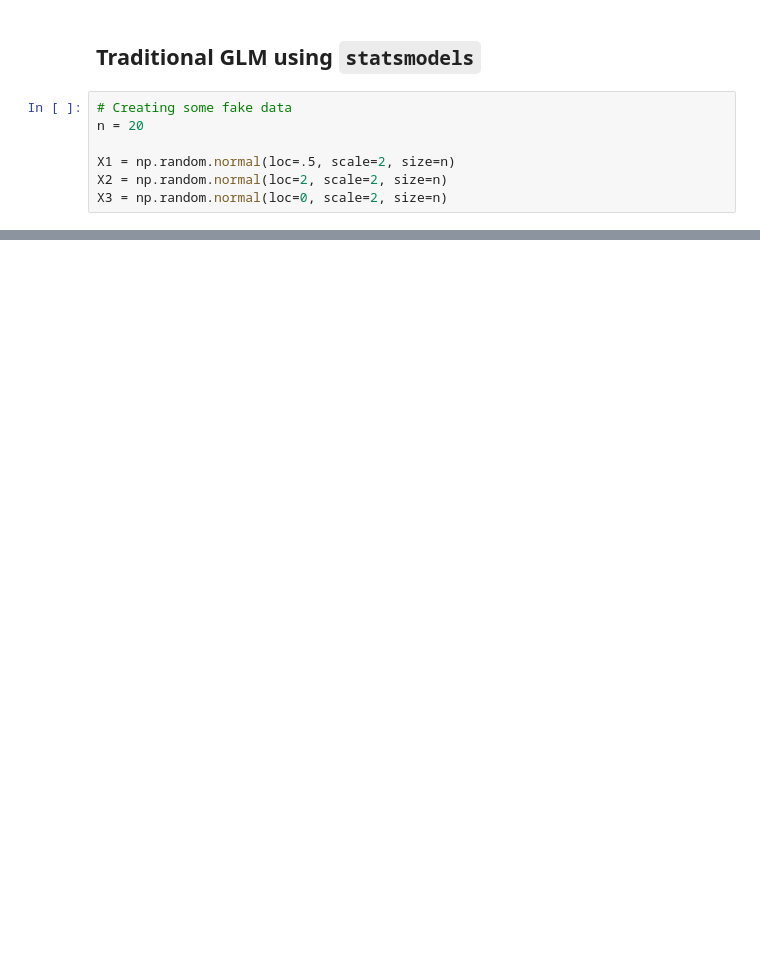
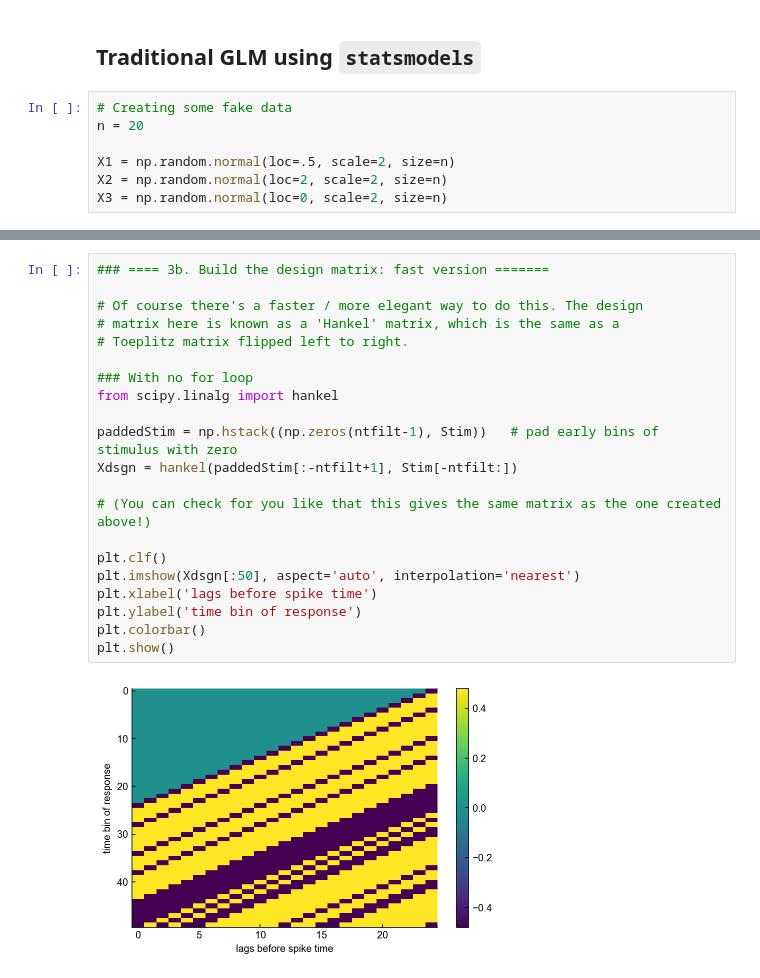
Before and after one commit to badralbanna/quantitative-neuroscience, a Jupyter notebook: Ex 11 - generalized linear models.ipynb, the cells around one changed output, grey strips where cells are left out. Cells and saved outputs as stored; diff of their text form; blank space fills up the shorter version.

```diff
--- a/Ex 11 - generalized linear models.ipynb
+++ b/Ex 11 - generalized linear models.ipynb
@@ -32,0 +149,23 @@ X3 = np.random.normal(loc=0, scale=2, size=n)
+# %%
+### ==== 3b. Build the design matrix: fast version =======
+
+# Of course there's a faster / more elegant way to do this. The design
+# matrix here is known as a 'Hankel' matrix, which is the same as a
+# Toeplitz matrix flipped left to right.
+
+### With no for loop
+from scipy.linalg import hankel
+
+paddedStim = np.hstack((np.zeros(ntfilt-1), Stim))   # pad early bins of stimulus with zero
+Xdsgn = hankel(paddedStim[:-ntfilt+1], Stim[-ntfilt:])
+
+# (You can check for you like that this gives the same matrix as the one created above!)
+
+plt.clf()
+plt.imshow(Xdsgn[:50], aspect='auto', interpolation='nearest')
+plt.xlabel('lags before spike time')
+plt.ylabel('time bin of response')
+plt.colorbar()
+plt.show()
+# %% [output]
+[figure, added]
```
Also changed, not shown: parts of 11 cells of this notebook, 1 other file.
